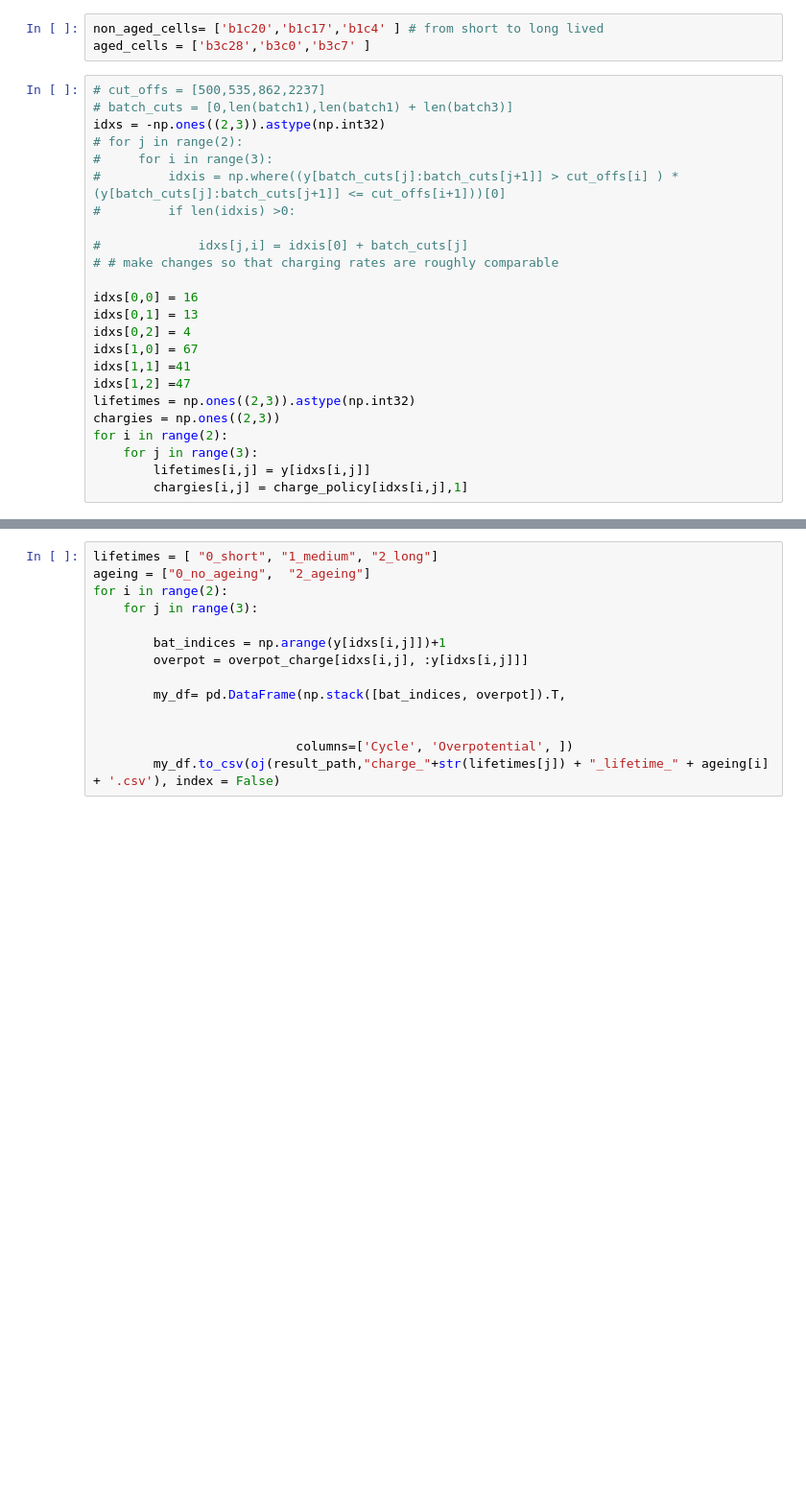
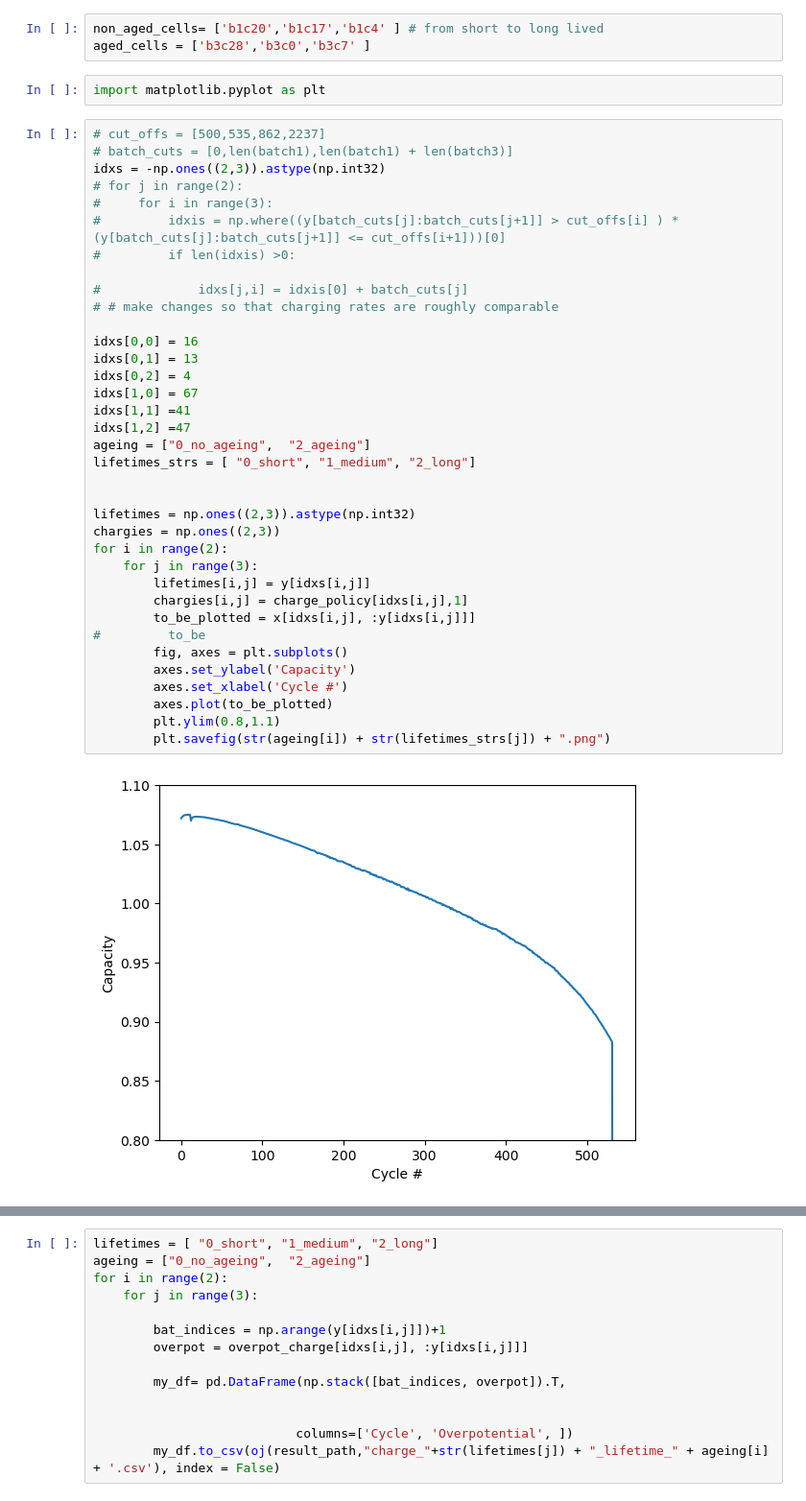
Before and after one commit to laura-rieger/in-situ-analysis, a Jupyter notebook: notebooks/Overpotential calculation.ipynb, the cells around one changed output, grey strips where cells are left out. Shown at 96% size. Cells and saved outputs as stored; diff of their text form; blank space fills up the shorter version.

```diff
--- a/notebooks/Overpotential calculation.ipynb
+++ b/notebooks/Overpotential calculation.ipynb
@@ -68,27 +62,43 @@ aged_cells = ['2018-04-12-b3c28','2018-04-12-b3c0','2018-04-12-b3c7' ]
 # %%
 non_aged_cells= ['b1c20','b1c17','b1c4' ] # from short to long lived
 aged_cells = ['b3c28','b3c0','b3c7' ]
+# %%
+import matplotlib.pyplot as plt
 # %%
 # cut_offs = [500,535,862,2237]
 # batch_cuts = [0,len(batch1),len(batch1) + len(batch3)]
 idxs = -np.ones((2,3)).astype(np.int32)
 # for j in range(2):
 #     for i in range(3):
 #         idxis = np.where((y[batch_cuts[j]:batch_cuts[j+1]] > cut_offs[i] ) *(y[batch_cuts[j]:batch_cuts[j+1]] <= cut_offs[i+1]))[0]
 #         if len(idxis) >0:
 
 #             idxs[j,i] = idxis[0] + batch_cuts[j]
 # # make changes so that charging rates are roughly comparable
 
 idxs[0,0] = 16
 idxs[0,1] = 13
 idxs[0,2] = 4
 idxs[1,0] = 67
 idxs[1,1] =41
 idxs[1,2] =47
+ageing = ["0_no_ageing",  "2_ageing"]
+lifetimes_strs = [ "0_short", "1_medium", "2_long"]
+
+
 lifetimes = np.ones((2,3)).astype(np.int32)
 chargies = np.ones((2,3))
 for i in range(2):
     for j in range(3):
         lifetimes[i,j] = y[idxs[i,j]]
         chargies[i,j] = charge_policy[idxs[i,j],1]
+        to_be_plotted = x[idxs[i,j], :y[idxs[i,j]]]
+#         to_be
+        fig, axes = plt.subplots()
+        axes.set_ylabel('Capacity')
+        axes.set_xlabel('Cycle #')
+        axes.plot(to_be_plotted)
+        plt.ylim(0.8,1.1)
+        plt.savefig(str(ageing[i]) + str(lifetimes_strs[j]) + ".png")
+# %% [output]
+[figure, added]
```
Also changed, not shown: parts of 5 cells of this notebook, 1 other file.
